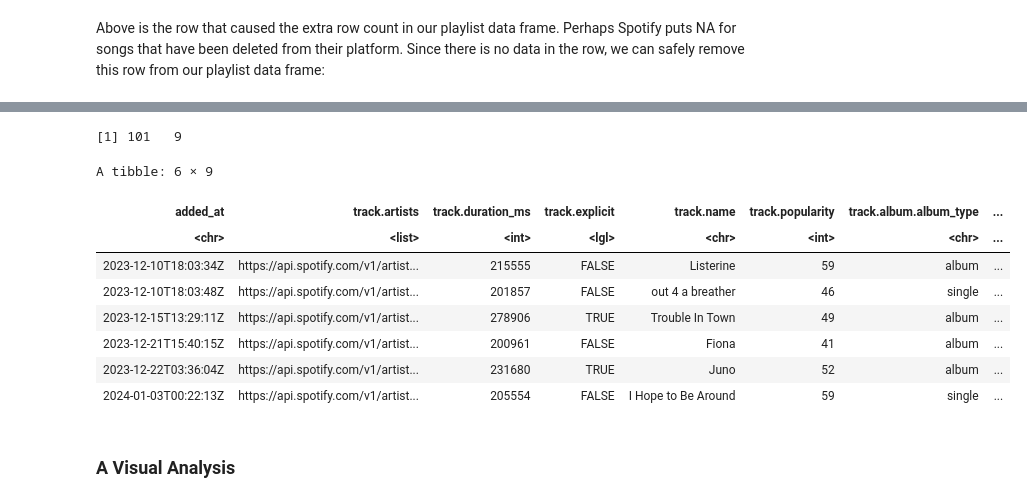
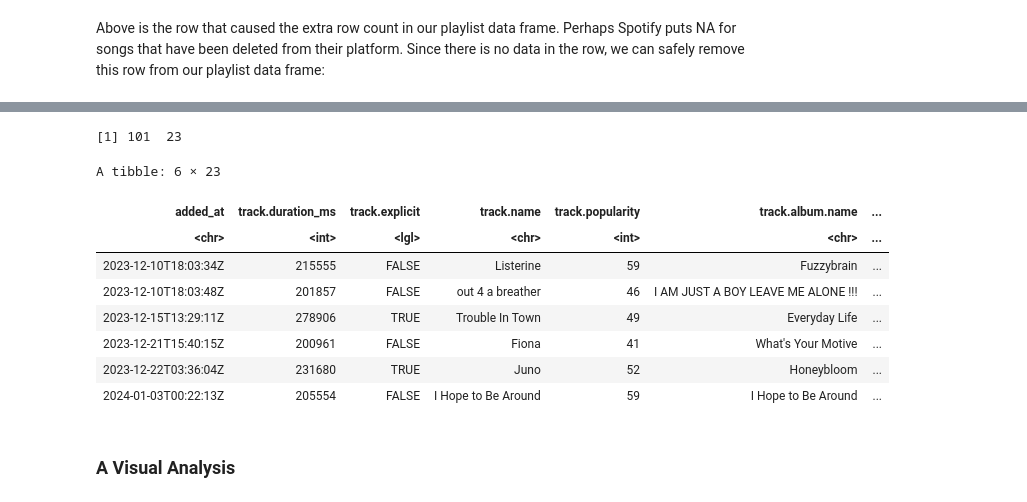
Before and after one commit to aadetritawara/spotify-analysis, a Jupyter notebook: Spotify_Analysis.ipynb, the cells around one changed output, grey strips where cells are left out. Drawn from its saved outputs; the diff is of its cells as text; code cells hidden in the pictures.

```diff
--- a/Spotify_Analysis.ipynb
+++ b/Spotify_Analysis.ipynb
@@ -21,13 +19,8 @@ I have attempted to capture each year of my undergraduate degree in a unique pla
 # Loading the playlist data frame into the "playlist_2022" variable
 
 playlist_id <- "2cQLZcVSOLDfY03SY5DZrf"
-offsets <- seq(0, 500, 100)
-
-# Mapping offsets
-playlist_tracks <- map(offsets, ~ get_playlist_tracks(playlist_id, limit = 100, offset = .x))
-
-# Combining the results into a single data frame
-y1_playlist <- bind_rows(playlist_tracks) |> as_tibble()
+username <- "AT"
+y1_playlist <- get_playlist_audio_features(username, playlist_id)
 # %%
 # Getting all the column names of the data frame
 colnames(y1_playlist)
@@ -114,27 +120,24 @@ I will now also load my year 2 playlist which has 102 songs in it:
 # %%
 playlist_id <- "6paPUoyazZ2SkgZ5HkYpoW"
-offsets <- c(0, 100)
-segmented_playlist_tracks <- map(offsets,  ~ get_playlist_tracks(playlist_id, limit = 100, offset = .x))
-shortened_y2_playlist <- bind_rows(segmented_playlist_tracks) |>
-                         as_tibble() |>
-                         select(added_at, track.artists, track.duration_ms,
-                                          track.explicit, track.name, track.popularity,
-                                          track.album.album_type, track.album.name,
-                                          track.album.release_date)
+shortened_y2_playlist <- get_playlist_audio_features(username, playlist_id) |>
+                select(added_at, track.duration_ms, track.explicit, track.name, track.popularity,
+                       track.album.name, track.album.release_date, danceability, energy, key,
+                       track.artists, loudness, mode, speechiness, acousticness, instrumentalness, liveness,
+                       valence, tempo, key_name, mode_name, key_mode, time_signature)
 
 # Getting dimensions and last 6 rows of the y2 playlist
 dim(shortened_y2_playlist)
 tail(shortened_y2_playlist)
 # %% [output]
-[1] 101   9
+[1] 101  23
-A tibble: 6 × 9
+A tibble: 6 × 23
-| added_at | track.artists | track.duration_ms | track.explicit | track.name | track.popularity | track.album.album_type | ... |
-| <chr> | <list> | <int> | <lgl> | <chr> | <int> | <chr> | ... |
-| 2023-12-10T18:03:34Z | https://api.spotify.com/v1/artist... | 215555 | FALSE | Listerine | 59 | album | ... |
-| 2023-12-10T18:03:48Z | https://api.spotify.com/v1/artist... | 201857 | FALSE | out 4 a breather | 46 | single | ... |
-| 2023-12-15T13:29:11Z | https://api.spotify.com/v1/artist... | 278906 | TRUE | Trouble In Town | 49 | album | ... |
-| 2023-12-21T15:40:15Z | https://api.spotify.com/v1/artist... | 200961 | FALSE | Fiona | 41 | album | ... |
-| 2023-12-22T03:36:04Z | https://api.spotify.com/v1/artist... | 231680 | TRUE | Juno | 52 | album | ... |
-| 2024-01-03T00:22:13Z | https://api.spotify.com/v1/artist... | 205554 | FALSE | I Hope to Be Around | 59 | single | ... |
+| added_at | track.duration_ms | track.explicit | track.name | track.popularity | track.album.name | ... |
+| <chr> | <int> | <lgl> | <chr> | <int> | <chr> | ... |
+| 2023-12-10T18:03:34Z | 215555 | FALSE | Listerine | 59 | Fuzzybrain | ... |
+| 2023-12-10T18:03:48Z | 201857 | FALSE | out 4 a breather | 46 | I AM JUST A BOY LEAVE ME ALONE !!! | ... |
+| 2023-12-15T13:29:11Z | 278906 | TRUE | Trouble In Town | 49 | Everyday Life | ... |
+| 2023-12-21T15:40:15Z | 200961 | FALSE | Fiona | 41 | What's Your Motive | ... |
+| 2023-12-22T03:36:04Z | 231680 | TRUE | Juno | 52 | Honeybloom | ... |
+| 2024-01-03T00:22:13Z | 205554 | FALSE | I Hope to Be Around | 59 | I Hope to Be Around | ... |
 # %% [markdown]
 ### A Visual Analysis
```
Also changed, not shown: parts of 9 cells of this notebook.
